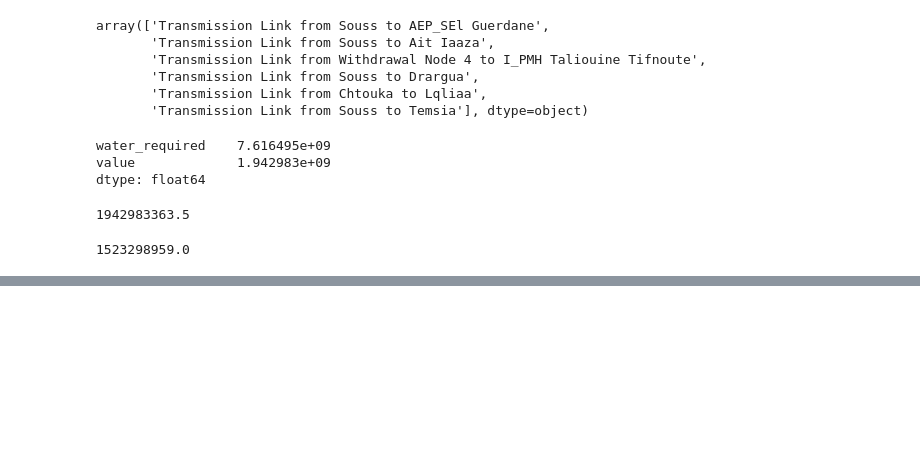
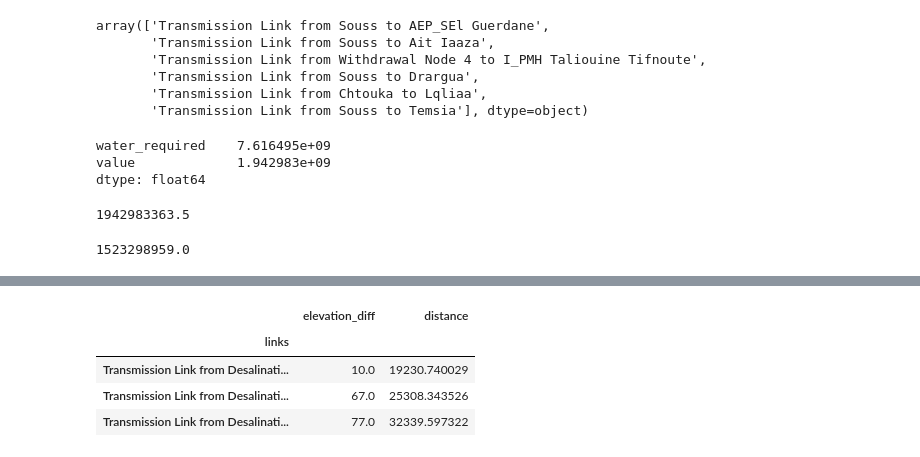
Before and after one commit to KTH-dESA/FAO, a Jupyter notebook: Morocco model/Souss-Massa-schematic.ipynb, the cells around one changed output, grey strips where cells are left out. Drawn from its saved outputs; the diff is of its cells as text; code cells hidden in the pictures; blank space fills up the shorter version.

```diff
--- a/Morocco model/Souss-Massa-schematic.ipynb
+++ b/Morocco model/Souss-Massa-schematic.ipynb
@@ -418,0 +436,8 @@ all_points.to_file(os.path.join(folder, 'all_points.gpkg'), driver="GPKG")
+# %%
+df.loc[df['Supply point']=='Desalination'].groupby('links')[['elevation_diff', 'distance']].mean()
+# %% [output]
+|  | elevation_diff | distance |
+| links |  |  |
+| Transmission Link from Desalinati... | 10.0 | 19230.740029 |
+| Transmission Link from Desalinati... | 67.0 | 25308.343526 |
+| Transmission Link from Desalinati... | 77.0 | 32339.597322 |
```
Also changed, not shown: parts of 8 cells of this notebook, 12 other files.
